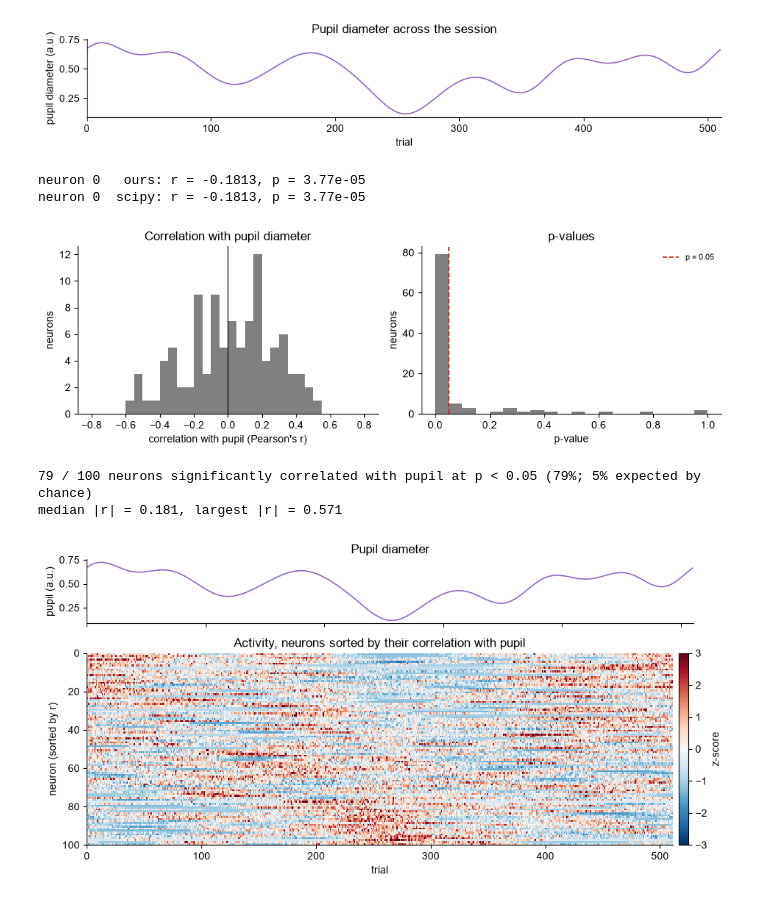
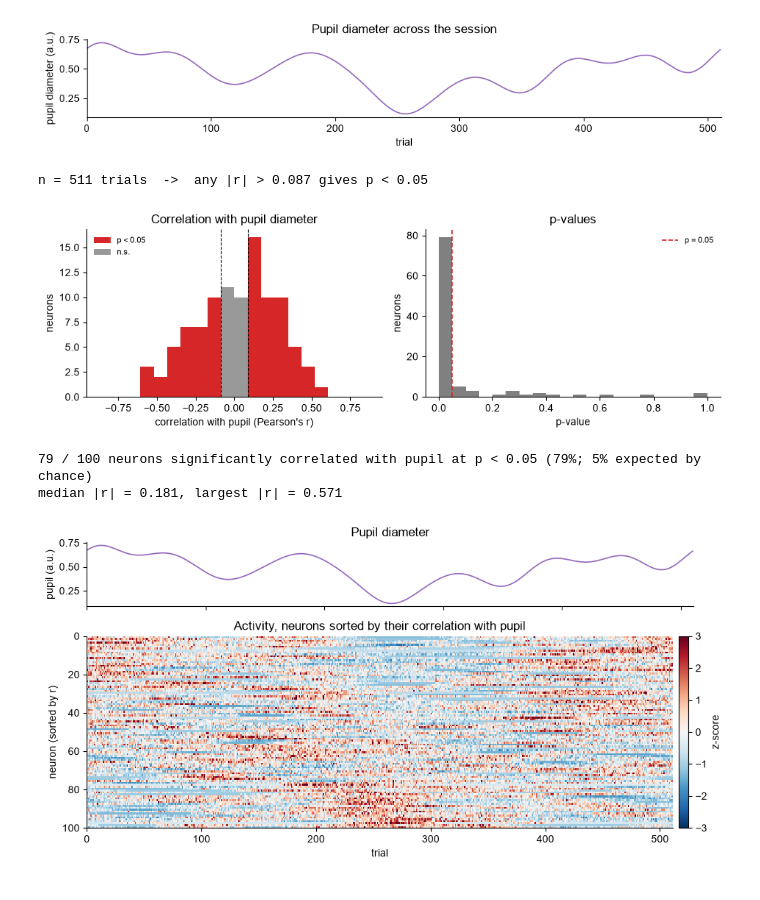
Before and after one commit to SteinmetzLab/GoodAnalysisPractice, a Jupyter notebook: nb4_walkthrough/notebook4_walkthrough.ipynb, the cells around one changed output. Drawn from its saved outputs; the diff is of its cells as text; code cells hidden in the pictures.

```diff
--- a/nb4_walkthrough/notebook4_walkthrough.ipynb
+++ b/nb4_walkthrough/notebook4_walkthrough.ipynb
@@ -179,55 +244,57 @@ ax.set_title('Pupil diameter across the session')
 plt.tight_layout(); plt.show()
 # %% [output]
 [figure]
-# %%
-def corr_rows(M, v):
-    """Pearson correlation between every row of M and the vector v. Written as
-    a dot product of z-scored variables (which is all a Pearson correlation is)
-    so that we can run it thousands of times for the null distributions below."""
-    Mz = (M - M.mean(axis=1, keepdims=True)) / M.std(axis=1, keepdims=True)
-    vz = (v - v.mean()) / v.std()
-    return (Mz @ vz) / v.size
-
-
-def pval_from_r(r, n):
-    """The standard parametric p-value for a Pearson r computed from n paired
-    samples: a two-sided t-test on t = r*sqrt((n-2)/(1-r^2)) with n-2 degrees of
-    freedom. This is exactly what scipy.stats.pearsonr returns."""
-    t = r * np.sqrt((n - 2) / np.clip(1 - r ** 2, 1e-12, None))
-    return 2 * stats.t.sf(np.abs(t), n - 2)
-
-
-r_pupil = corr_rows(fr, pupil)
-p_pupil = pval_from_r(r_pupil, n_trials)
-
-# sanity check that these two helpers agree with scipy on one neuron
-chk = stats.pearsonr(fr[0], pupil)
-print(f'neuron 0   ours: r = {r_pupil[0]:+.4f}, p = {p_pupil[0]:.3g}')
-print(f'neuron 0  scipy: r = {chk.statistic:+.4f}, p = {chk.pvalue:.3g}')
-# %% [output]
-neuron 0   ours: r = -0.1813, p = 3.77e-05
-neuron 0  scipy: r = -0.1813, p = 3.77e-05
+# %%
+# Pearson correlation of every neuron's trial-by-trial firing rate with the pupil
+# trace, plus the p-value scipy reports for it (a two-sided t-test on r, n-2 df).
+res     = [stats.pearsonr(row, pupil) for row in fr]
+r_pupil = np.array([x.statistic for x in res])
+p_pupil = np.array([x.pvalue for x in res])
+n_sig   = np.sum(p_pupil < 0.05)
+
+# With this many trials, |r| barely has to leave zero to be called significant.
+# Inverting the same t-test gives the threshold value of |r| explicitly:
+t_crit = stats.t.ppf(1 - 0.05 / 2, n_trials - 2)              # two-sided, n-2 df
+r_crit = t_crit / np.sqrt(t_crit ** 2 + n_trials - 2)
+print(f'n = {n_trials} trials  ->  any |r| > {r_crit:.3f} gives p < 0.05')
+
+# One bin grid for every correlation histogram in this notebook, with +/-r_crit
+# exactly on bin edges so that no bar mixes significant with non-significant.
+_edges = np.arange(0, 0.8 + r_crit, r_crit)
+R_BINS = np.concatenate([-_edges[1:][::-1], _edges])
+# %% [output]
+n = 511 trials  ->  any |r| > 0.087 gives p < 0.05
 # %%
-n_sig = np.sum(p_pupil < 0.05)
+def hist_by_significance(ax, r, title):
+    """Histogram of correlations with the significant bars in red: away from zero
+    in either direction is significant, near zero is not."""
+    _, _, patches = ax.hist(r, bins=R_BINS)
+    for patch, lo, hi in zip(patches, R_BINS[:-1], R_BINS[1:]):
+        patch.set_facecolor('tab:red' if abs(lo + hi) / 2 > r_crit else '0.6')
+    for side in (-1, 1):
+        ax.axvline(side * r_crit, color='k', ls='--', lw=0.8)
+    ax.set_xlabel("correlation with pupil (Pearson's r)"); ax.set_ylabel('neurons')
+    ax.set_title(title)
+    ax.legend(handles=[Patch(facecolor='tab:red', label='p < 0.05'),
+                       Patch(facecolor='0.6', label='n.s.')],
+              frameon=False, fontsize=8, loc='upper left')
+
 
 fig, axes = plt.subplots(1, 2, figsize=(9.5, 3.2))
-axes[0].hist(r_pupil, bins=np.linspace(-0.8, 0.8, 33), color='0.5')
-axes[0].axvline(0, color='k', lw=0.8)
-axes[0].set_xlabel("correlation with pupil (Pearson's r)"); axes[0].set_ylabel('neurons')
-axes[0].set_title('Correlation with pupil diameter')
+hist_by_significance(axes[0], r_pupil, 'Correlation with pupil diameter')
 axes[1].hist(p_pupil, bins=np.linspace(0, 1, 21), color='0.5')
 axes[1].axvline(0.05, color='tab:red', lw=1.2, ls='--', label='p = 0.05')
 axes[1].set_xlabel('p-value'); axes[1].set_ylabel('neurons')
 axes[1].set_title('p-values')
 axes[1].legend(frameon=False, fontsize=8)
 plt.tight_layout(); plt.show()
 
 print(f'{n_sig} / {N_NEURONS} neurons significantly correlated with pupil at p < 0.05 '
       f'({n_sig/N_NEURONS*100:.0f}%; 5% expected by chance)')
 print(f'median |r| = {np.median(np.abs(r_pupil)):.3f}, '
       f'largest |r| = {np.max(np.abs(r_pupil)):.3f}')
 # %% [output]
-[figure, old version]
+[figure, new version]
 79 / 100 neurons significantly correlated with pupil at p < 0.05 (79%; 5% expected by chance)
 median |r| = 0.181, largest |r| = 0.571
 # %%
```
Also changed, not shown: parts of 9 cells of this notebook, 2 other files.
